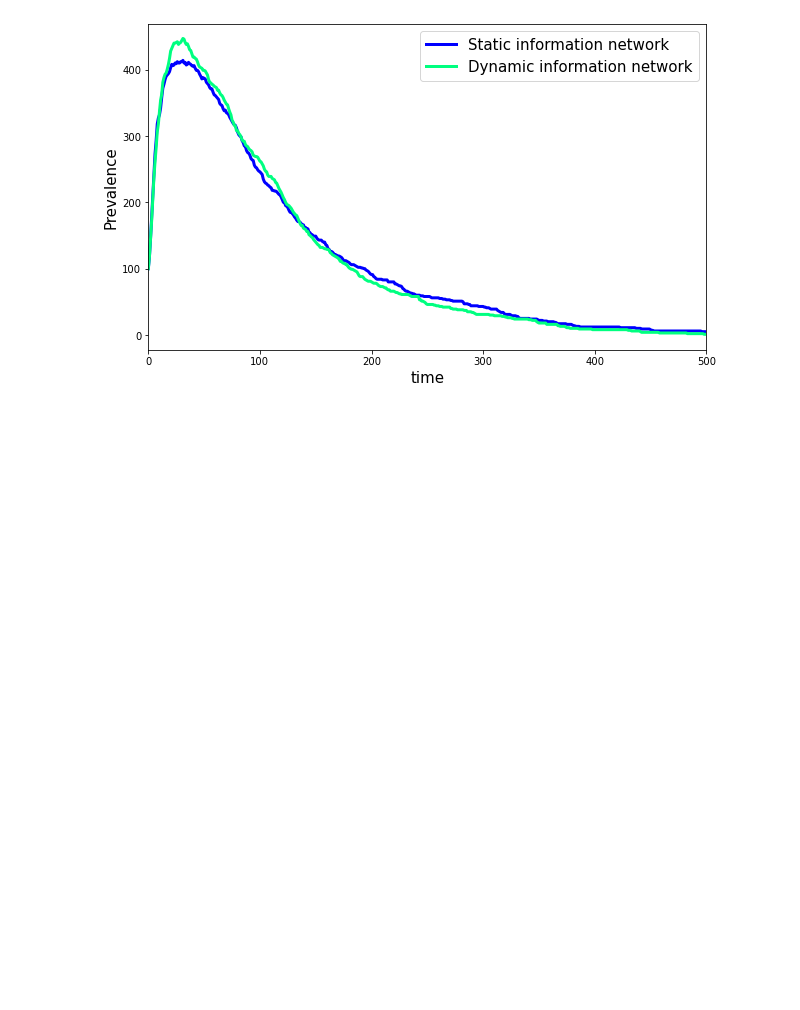
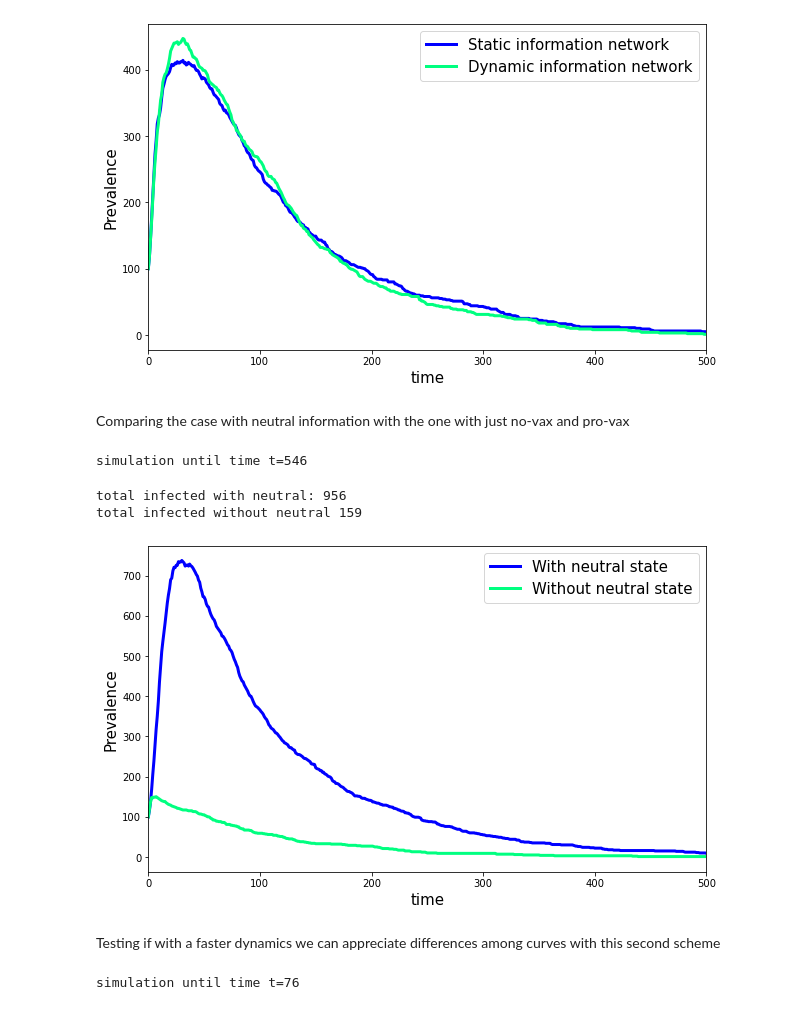
Before and after one commit to michelemcrudele/LDE-Project, a Jupyter notebook: simulation.ipynb, the cells around one changed output. Cells and saved outputs as stored; diff of their text form; code cells hidden in the pictures; blank space fills up the shorter version.

Commit message:
changed info dynamics

```diff
--- a/simulation.ipynb
+++ b/simulation.ipynb
@@ -109,3 +109,75 @@ ax.set_xlim(0,500)
 # %% [output]
 (0.0, 500.0)
 [figure]
+# %% [markdown]
+Comparing the case with neutral information with the one with just no-vax and pro-vax
+# %%
+N = 1000 # number of nodes
+ave_degree = 15
+p = ave_degree / N  # edge probability
+initial_infecteds = np.random.choice(np.arange(N), size=100, replace=False)
+initial_no_vax50 = np.random.choice(np.arange(N), size=50, replace=False)
+
+
+mu = 0.01       # recovery rate
+beta = 0.015    # infection rate
+pro = 0.01       # rate of classical media influence on people
+pol = 0.02       # propensity of opinion polarization
+p_sym = 0.05    # prob for an infected person to have severe symptoms
+r = 0.5         # rate of vaccination for PV
+
+#BAG1 = nx.barabasi_albert_graph(N, ave_degree)
+BAG1 = nx.barabasi_albert_graph(N, int(ave_degree/2))
+BAG2 = BAG1.copy()
+BAG3 = BAG2.copy()
+
+sim_neutral = SIR_net_adaptive(BAG1, BAG2, beta=beta, mu=mu, r=r, pro=pro, pol=pol, p_sym=p_sym, initial_infecteds=initial_infecteds, initial_no_vax=initial_no_vax50)
+sim_no_neural = SIR_net_adaptive2(BAG1, BAG3, beta=beta, mu=mu, r=r, pro=pro, pol=pol, p_sym=p_sym, initial_infecteds=initial_infecteds, initial_no_vax=initial_no_vax50)
+# %% [output]
+simulation until time t=546
+# %%
+colors = cm.get_cmap('winter', 2)
+fig, ax = plt.subplots(nrows=1,ncols=1,figsize=(10,6))
+ax.plot(sim_neutral[0], sim_neutral[2], lw=3, c=colors(0), label= "With neutral state", alpha=1)
+ax.plot(sim_no_neural[0], sim_no_neural[2], lw=3, c=colors(1), label= "Without neutral state", alpha=1)
+ax.legend(fontsize=15)
+ax.set_ylabel("Prevalence", size=15)
+ax.set_xlabel("time", size=15)
+ax.set_xlim(0,500)
+print('total infected with neutral:', sim_neutral[4])
+print('total infected without neutral', sim_no_neural[4])
+# %% [output]
+total infected with neutral: 956
+total infected without neutral 159
+[figure, added]
+# %% [markdown]
+Testing if with a faster dynamics we can appreciate differences among curves with this second scheme
+# %%
+N = 1000 # number of nodes
+ave_degree = 15
+p = ave_degree / N  # edge probability
+initial_infecteds = np.random.choice(np.arange(N), size=100, replace=False)
+initial_no_vax50 = np.random.choice(np.arange(N), size=50, replace=False)
+initial_no_vax100 = np.random.choice(np.arange(N), size=100, replace=False)
+initial_no_vax300 = np.random.choice(np.arange(N), size=300, replace=False)
+
+mu = 0.1       # recovery rate
+beta = 0.15    # infection rate
+pro = 0.05       # rate of classical media influence on people
+pol = 0.5       # propensity of opinion polarization
+p_sym = 0.05    # prob for an infected person to have severe symptoms
+r = 0.3         # rate of vaccination for PV
+
+BAG1 = nx.erdos_renyi_graph(N, p)
+#BAG1 = nx.barabasi_albert_graph(N, int(ave_degree/2))
+BAG2 = BAG1.copy()
+BAG3 = BAG2.copy()
+BAG4 = BAG3.copy()
+BAG5 = BAG4.copy()
+sim1 = SIR_net(BAG1, beta=beta, mu=mu, initial_infecteds=initial_infecteds)
+sim2 = SIR_net_adaptive2(BAG1, BAG2, beta=beta, mu=mu, r=r, pro=pro, pol=pol, p_sym=p_sym, initial_infecteds=initial_infecteds, initial_no_vax=[])
+sim3 = SIR_net_adaptive2(BAG1, BAG3, beta=beta, mu=mu, r=r, pro=pro, pol=pol, p_sym=p_sym, initial_infecteds=initial_infecteds, initial_no_vax=initial_no_vax50)
+sim4 = SIR_net_adaptive2(BAG1, BAG4, beta=beta, mu=mu, r=r, pro=pro, pol=pol, p_sym=p_sym, initial_infecteds=initial_infecteds, initial_no_vax=initial_no_vax100)
+sim5 = SIR_net_adaptive2(BAG1, BAG5, beta=beta, mu=mu, r=r, pro=pro, pol=pol, p_sym=p_sym, initial_infecteds=initial_infecteds, initial_no_vax=initial_no_vax300)
+# %% [output]
+simulation until time t=76
```
Also changed, not shown: parts of 7 cells of this notebook, 1 other file.
